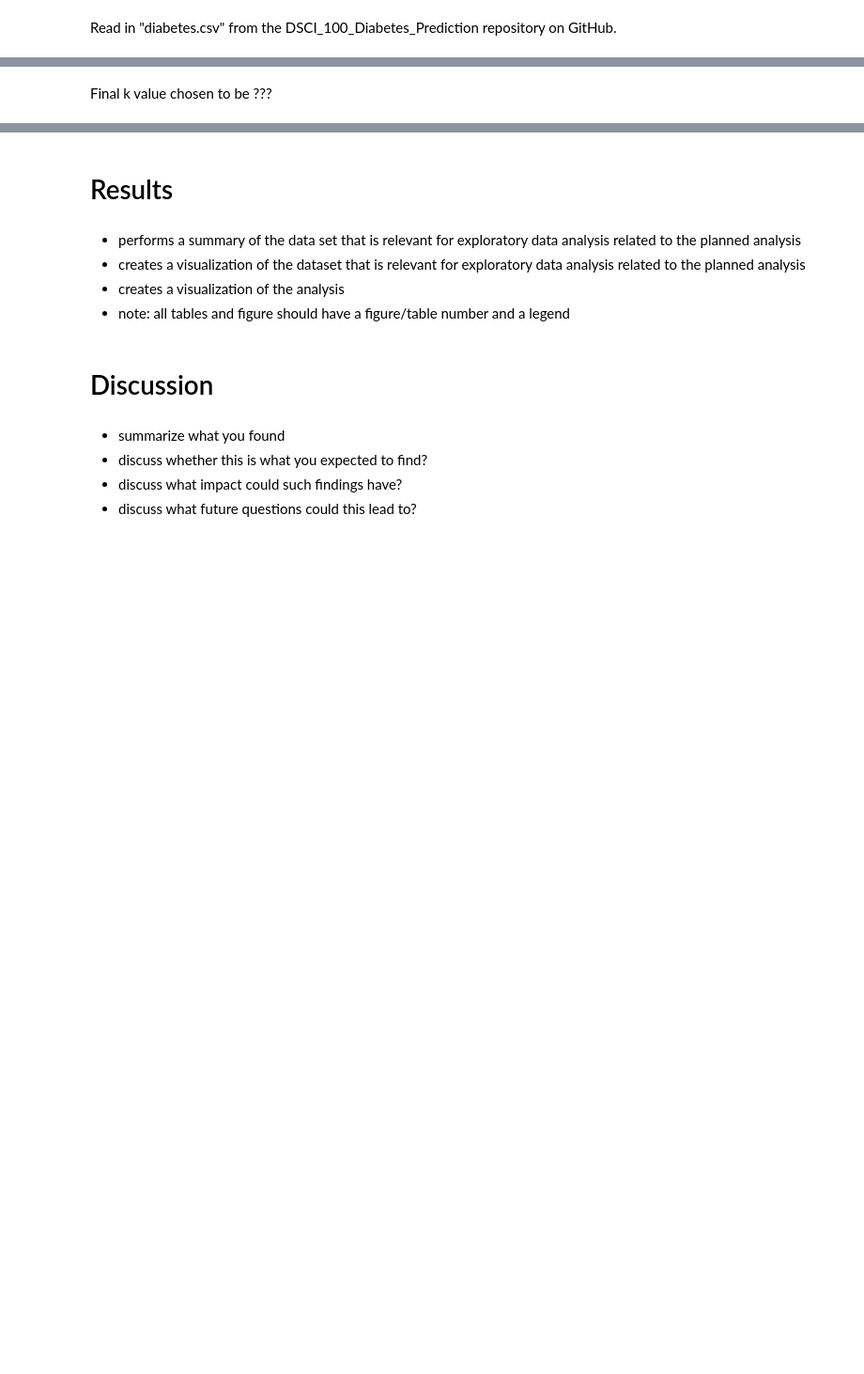
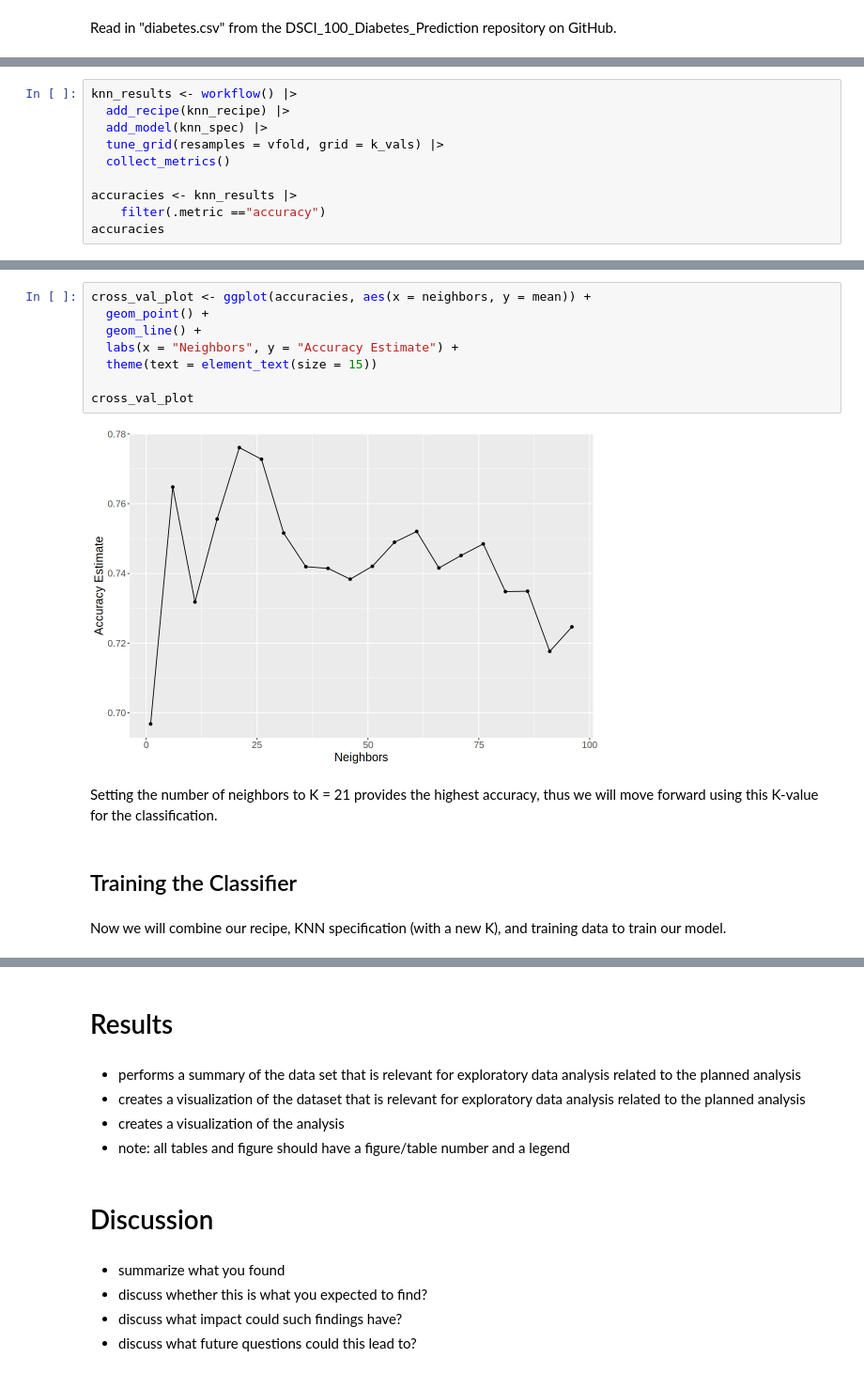
Before and after one commit to hesoru/DSCI_100_Diabetes_Prediction, a Jupyter notebook: G39_Diabetes_Final_Report.ipynb, the cells around one changed output, grey strips where cells are left out. Shown at 94% size. Saved outputs shown, nothing was run; the diff lists cells and outputs as text; blank space fills up the shorter version.

Commit message:
Finished analysis
Trained classifier, evaluated performance, and wrote interpretation in Analysis section

```diff
--- a/G39_Diabetes_Final_Report.ipynb
+++ b/G39_Diabetes_Final_Report.ipynb
@@ -147,0 +289,10 @@ cross_val_plot
+# %%
+knn_results <- workflow() |>
+  add_recipe(knn_recipe) |>
+  add_model(knn_spec) |>
+  tune_grid(resamples = vfold, grid = k_vals) |>
+  collect_metrics()
+
+accuracies <- knn_results |>
+    filter(.metric =="accuracy")
+accuracies
@@ -148,3 +319,17 @@ cross_val_plot
+# %%
+cross_val_plot <- ggplot(accuracies, aes(x = neighbors, y = mean)) +
+  geom_point() +
+  geom_line() +
+  labs(x = "Neighbors", y = "Accuracy Estimate") +
+  theme(text = element_text(size = 15))
+
+cross_val_plot
+# %% [output]
+[figure, added]
 # %% [markdown]
-Final k value chosen to be ???
+Setting the number of neighbors to K = 21 provides the highest accuracy, thus we will move forward using this K-value for the classification.
+# %% [markdown]
+## Training the Classifier
+# %% [markdown]
+Now we will combine our recipe, KNN specification (with a new K), and training data to train our model.
 # %%
```
Also changed, not shown: parts of 27 cells of this notebook, 1 other file.
